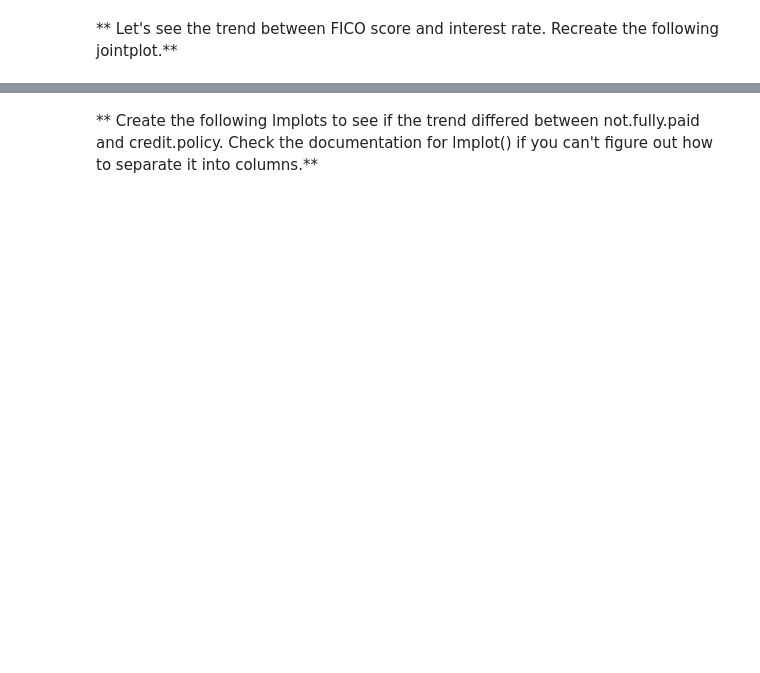
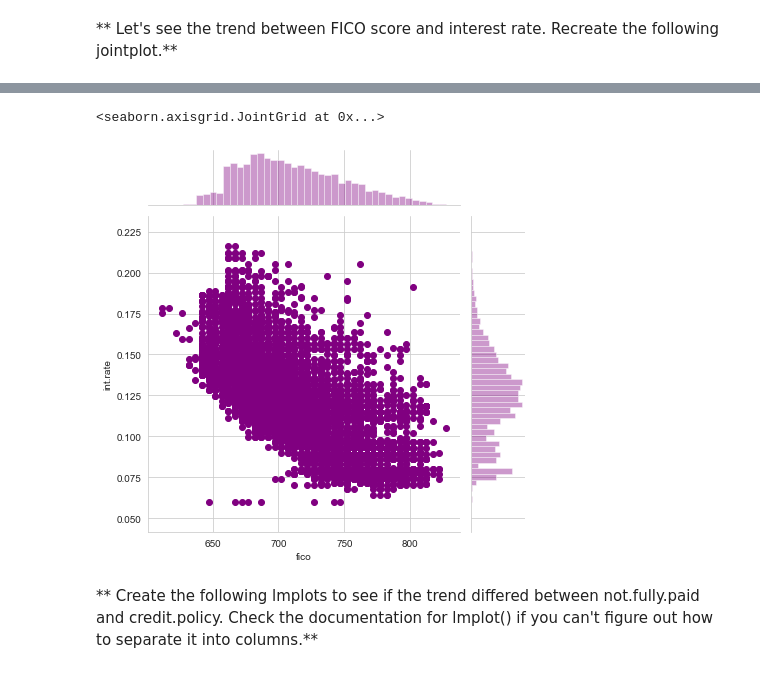
Before and after one commit to prashantfb65/code_practise, a Jupyter notebook: machine_learning/Project_DT_RF.ipynb, the cells around one changed output, grey strips where cells are left out. Drawn from its saved outputs; the diff is of its cells as text; code cells hidden in the pictures; blank space fills up the shorter version.

```diff
--- a/machine_learning/Project_DT_RF.ipynb
+++ b/machine_learning/Project_DT_RF.ipynb
@@ -140,2 +160,8 @@ Text(0.5, 0, 'FICO')
+# %%
+sns.jointplot(x='fico', y='int.rate', data=df, kind='scatter', color='purple')
+# 'scatter', 'reg', 'resid', 'kde', or 'hex'
+# %% [output]
+<seaborn.axisgrid.JointGrid at 0x...>
+[figure, added]
 # %% [markdown]
 ** Create the following lmplots to see if the trend differed between not.fully.paid and credit.policy. Check the documentation for lmplot() if you can't figure out how to separate it into columns.**
```
Also changed, not shown: parts of 33 cells of this notebook, 7 other files.
